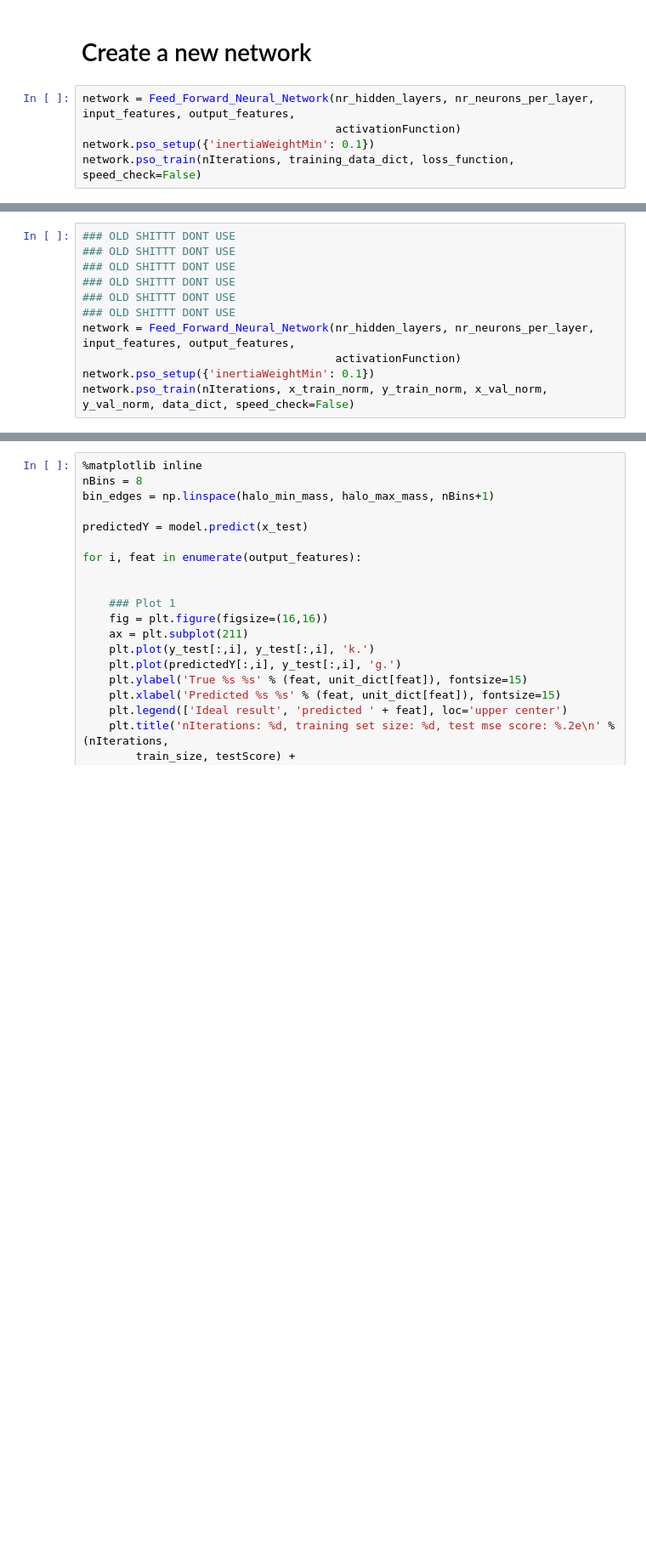
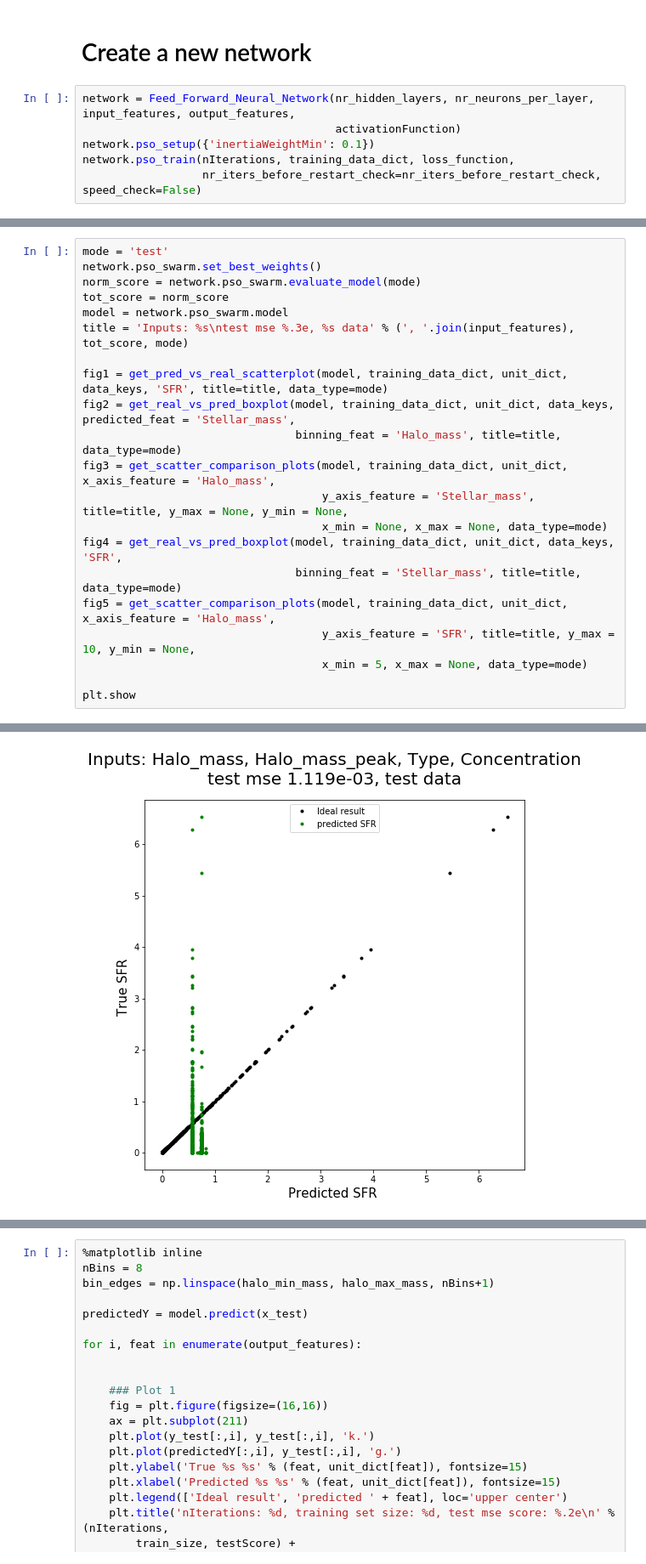
Before and after one commit to magnus-lindstrom/masters-project-galaxy-formation, a Jupyter notebook: code/pso_code/pso_general_purpose_notebook.ipynb, the cells around one changed output, grey strips where cells are left out. Shown at 85% size. Drawn from its saved outputs; the diff is of its cells as text; blank space fills up the shorter version.

```diff
--- a/code/pso_code/pso_general_purpose_notebook.ipynb
+++ b/code/pso_code/pso_general_purpose_notebook.ipynb
@@ -197,4 +100,5 @@ plt.show()
 network = Feed_Forward_Neural_Network(nr_hidden_layers, nr_neurons_per_layer, input_features, output_features,
                                       activationFunction)
 network.pso_setup({'inertiaWeightMin': 0.1})
-network.pso_train(nIterations, training_data_dict, loss_function, speed_check=False)
+network.pso_train(nIterations, training_data_dict, loss_function,
+                  nr_iters_before_restart_check=nr_iters_before_restart_check, speed_check=False)
@@ -201,11 +111,0 @@ network.pso_train(nIterations, training_data_dict, loss_function, speed_check=Fa
-# %%
-### OLD SHITTT DONT USE
-### OLD SHITTT DONT USE
-### OLD SHITTT DONT USE
-### OLD SHITTT DONT USE
-### OLD SHITTT DONT USE
-### OLD SHITTT DONT USE
-network = Feed_Forward_Neural_Network(nr_hidden_layers, nr_neurons_per_layer, input_features, output_features,
-                                      activationFunction)
-network.pso_setup({'inertiaWeightMin': 0.1})
-network.pso_train(nIterations, x_train_norm, y_train_norm, x_val_norm, y_val_norm, data_dict, speed_check=False)
@@ -241,0 +112,22 @@ if plot_threeD and len(input_features) == 2:
+# %%
+mode = 'test'
+network.pso_swarm.set_best_weights()
+norm_score = network.pso_swarm.evaluate_model(mode)
+tot_score = norm_score
+model = network.pso_swarm.model
+title = 'Inputs: %s\ntest mse %.3e, %s data' % (', '.join(input_features), tot_score, mode)
+
+fig1 = get_pred_vs_real_scatterplot(model, training_data_dict, unit_dict, data_keys, 'SFR', title=title, data_type=mode)
+fig2 = get_real_vs_pred_boxplot(model, training_data_dict, unit_dict, data_keys, predicted_feat = 'Stellar_mass',
+                                binning_feat = 'Halo_mass', title=title, data_type=mode)
+fig3 = get_scatter_comparison_plots(model, training_data_dict, unit_dict, x_axis_feature = 'Halo_mass',
+                                    y_axis_feature = 'Stellar_mass', title=title, y_max = None, y_min = None,
+                                    x_min = None, x_max = None, data_type=mode)
+fig4 = get_real_vs_pred_boxplot(model, training_data_dict, unit_dict, data_keys, 'SFR',
+                                binning_feat = 'Stellar_mass', title=title, data_type=mode)
+fig5 = get_scatter_comparison_plots(model, training_data_dict, unit_dict, x_axis_feature = 'Halo_mass',
+                                    y_axis_feature = 'SFR', title=title, y_max = 10, y_min = None,
+                                    x_min = 5, x_max = None, data_type=mode)
+
+plt.show
+# %% [output]
@@ -241,0 +135 @@ if plot_threeD and len(input_features) == 2:
+[figure, added]
```
Also changed, not shown: parts of 10 cells of this notebook, 4 other files.
